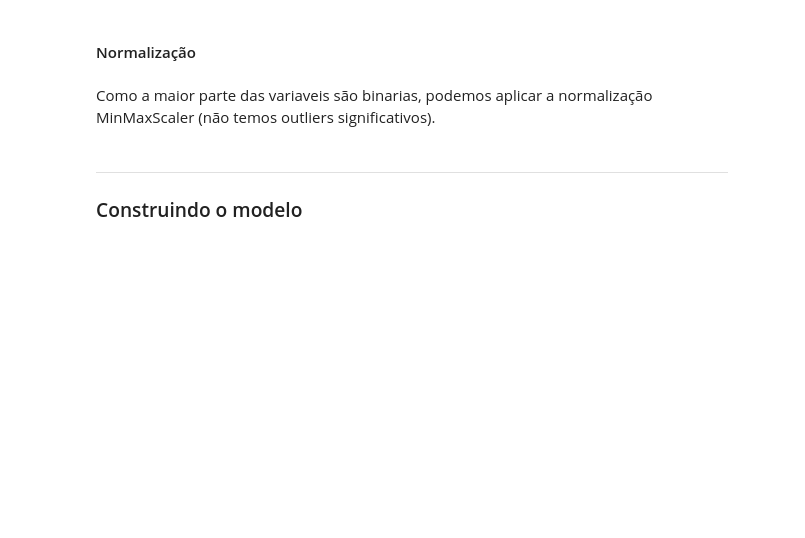
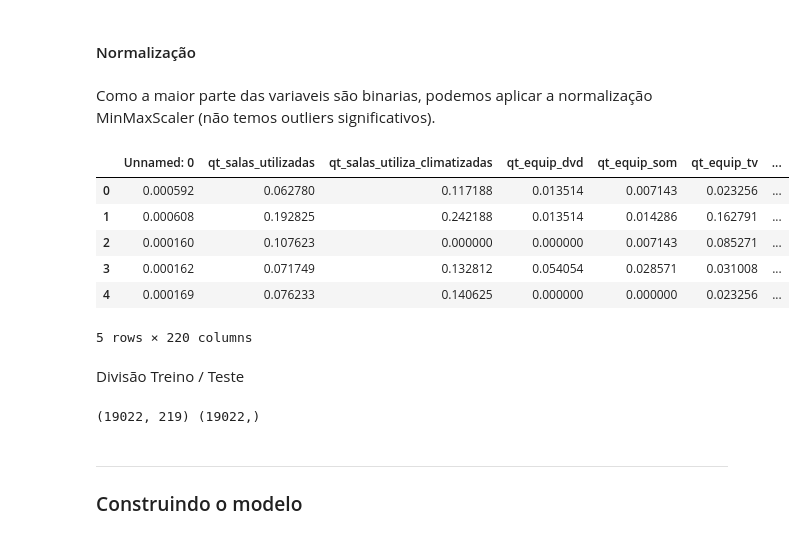
Before and after one commit to helbertmoreirapinto/SCC0276-Aprendizado-de-Maquina, a Jupyter notebook: src/03_regressao_linear.ipynb, the cells around one changed output. Saved outputs shown, nothing was run; the diff lists cells and outputs as text; code cells hidden in the pictures; blank space fills up the shorter version.

```diff
--- a/src/03_regressao_linear.ipynb
+++ b/src/03_regressao_linear.ipynb
@@ -92,8 +149,31 @@ Como a maior parte das variaveis são binarias, podemos aplicar a normalização
 # %%
 from sklearn.preprocessing import MinMaxScaler
 scaler = MinMaxScaler()
 scaler.fit(dataframe)
 df_norm = scaler.transform(dataframe)
+df_norm = pd.DataFrame(df_norm, columns=dataframe.columns)
+df_norm.head()
+# %% [output]
+|  | Unnamed: 0 | qt_salas_utilizadas | qt_salas_utiliza_climatizadas | qt_equip_dvd | qt_equip_som | qt_equip_tv | ... |
+| 0 | 0.000592 | 0.062780 | 0.117188 | 0.013514 | 0.007143 | 0.023256 | ... |
+| 1 | 0.000608 | 0.192825 | 0.242188 | 0.013514 | 0.014286 | 0.162791 | ... |
+| 2 | 0.000160 | 0.107623 | 0.000000 | 0.000000 | 0.007143 | 0.085271 | ... |
+| 3 | 0.000162 | 0.071749 | 0.132812 | 0.054054 | 0.028571 | 0.031008 | ... |
+| 4 | 0.000169 | 0.076233 | 0.140625 | 0.000000 | 0.000000 | 0.023256 | ... |
+5 rows × 220 columns
+# %% [markdown]
+Divisão Treino / Teste
+# %%
+import numpy as np
+df_norm = df_norm.sample(frac=1)
+y = df_norm['nota enem']
+X = df_norm.drop(columns=['nota enem'])
+print(X.shape, y.shape)
+
+
+X, y = np.array(X), np.array(y)
+# %% [output]
+(19022, 219) (19022,)
 # %% [markdown]
 ---
 ### Construindo o modelo
```
Also changed, not shown: parts of 14 cells of this notebook.
